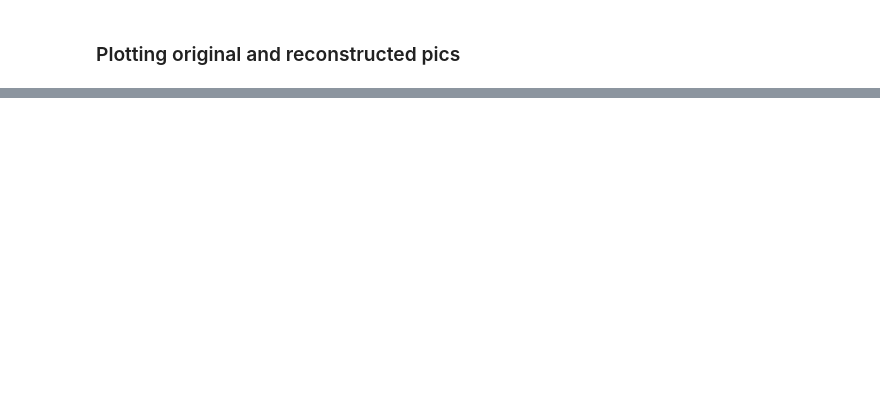
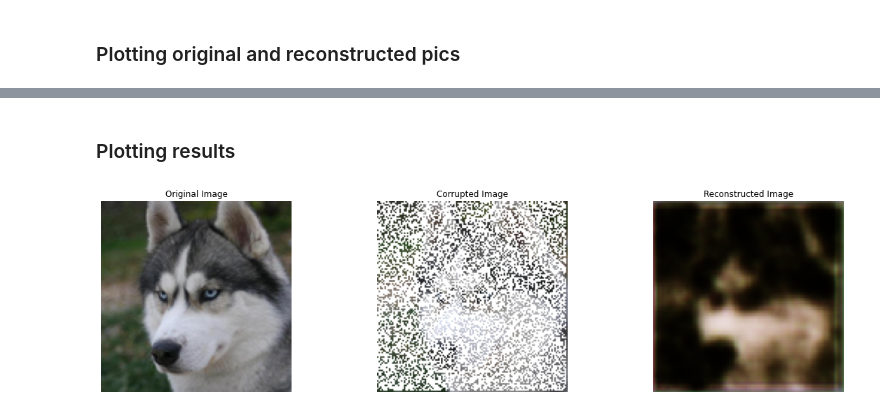
Before and after one commit to andreafancellu/NN_examples, a Jupyter notebook: autoencoders.ipynb, the cells around one changed output, grey strips where cells are left out. Saved outputs shown, nothing was run; the diff lists cells and outputs as text; code cells hidden in the pictures; blank space fills up the shorter version.

```diff
--- a/autoencoders.ipynb
+++ b/autoencoders.ipynb
@@ -614,0 +635,15 @@ plt.show()
+# %%
+def add_noise(image, amount=0.05):
+    noisy_image = np.copy(image)
+    num_salt = np.ceil(amount * image.size * 0.5).astype(int)
+
+    coords_salt = [np.random.randint(0, i - 1, num_salt) for i in image.shape]
+    noisy_image[coords_salt[0], coords_salt[1], :] = 1
+
+    return noisy_image
+
+new_image = load_and_preprocess_images('test', img_size=(128, 128))[0]
+corrupted_image = add_noise(new_image, amount=0.7)
+
+corrupted_image = np.expand_dims(corrupted_image, axis=0)  # Add a batch dimension, to match the input shape of the model
+reconstructed_image = AutoencoderModelD.predict(corrupted_image)
@@ -614,0 +652,26 @@ plt.show()
+# %% [markdown]
+### Plotting results
+# %%
+plt.figure(figsize=(20, 5))
+
+# Original image
+plt.subplot(1, 3, 1)
+plt.title("Original Image")
+plt.imshow(new_image)
+plt.axis('off')
+
+# Corrupted image
+plt.subplot(1, 3, 2)
+plt.title("Corrupted Image")
+plt.imshow(corrupted_image[0])
+plt.axis('off')
+
+# Reconstructed image
+plt.subplot(1, 3, 3)
+plt.title("Reconstructed Image")
+plt.imshow(reconstructed_image[0])
+plt.axis('off')
+
+plt.show()
+# %% [output]
+[figure, added]
```
Also changed, not shown: parts of 14 cells of this notebook, 1 other file.
